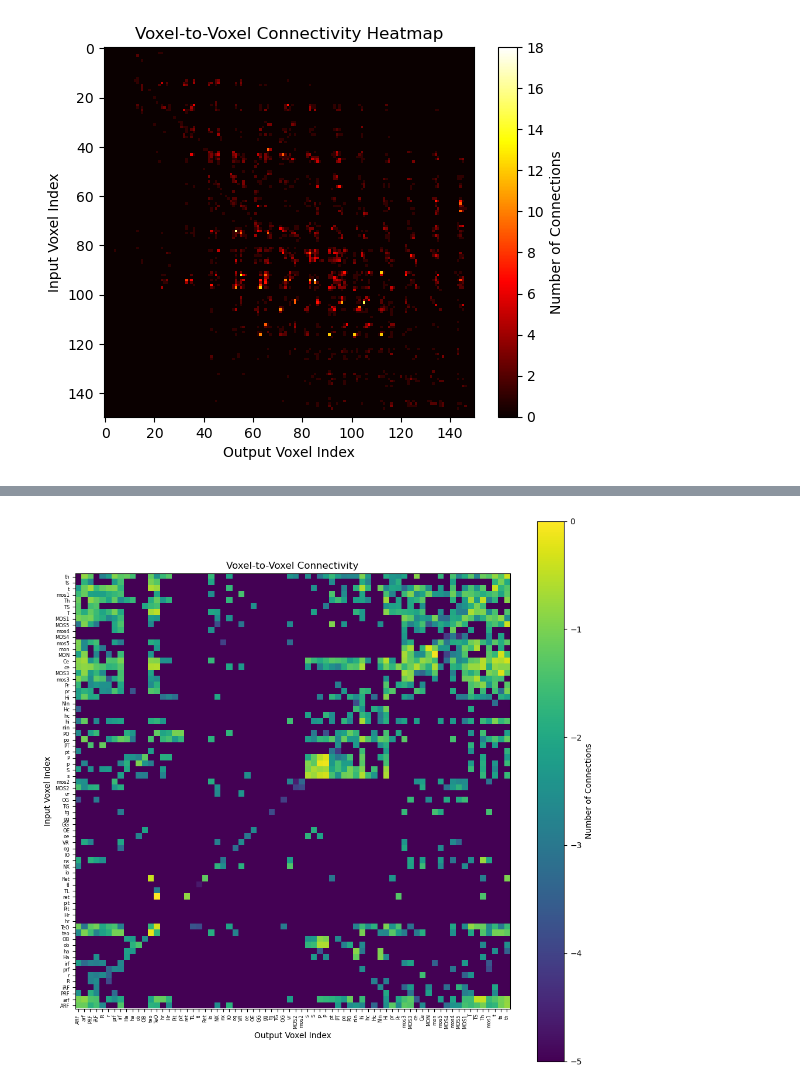
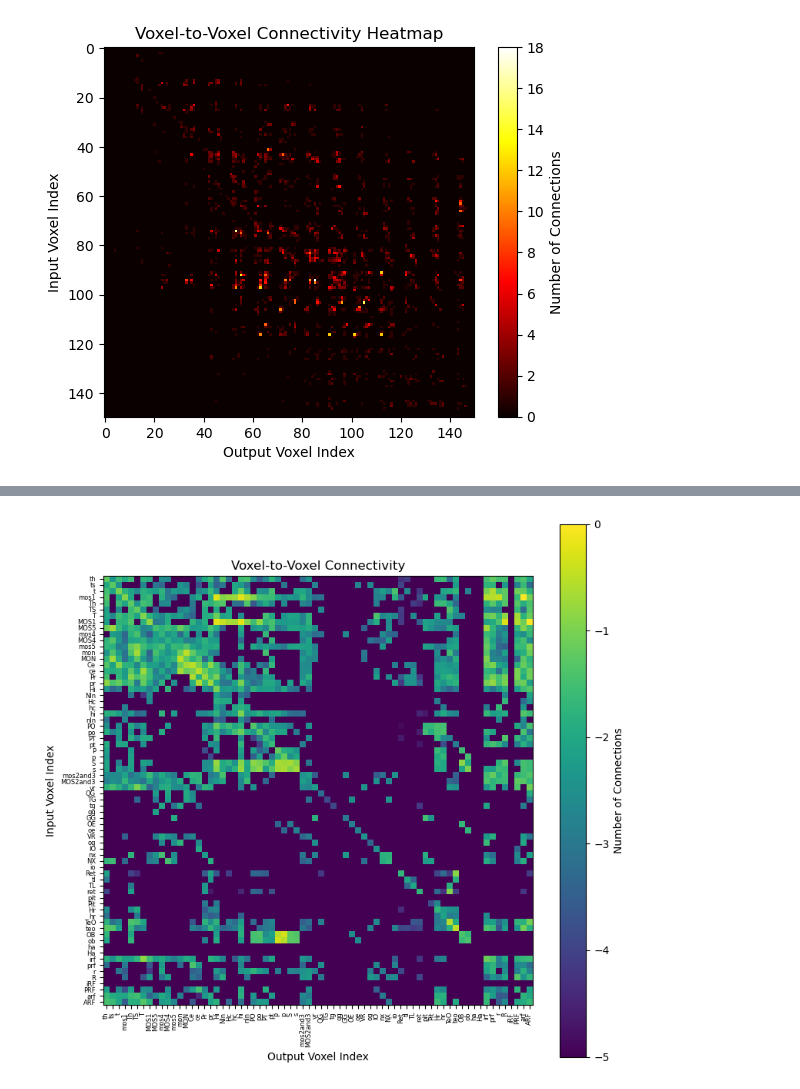
Before and after one commit to alinvdu/neuromorphic-connectome-approach, a Jupyter notebook: src/connectome/zebra_fish.ipynb, the cells around one changed output, grey strips where cells are left out. Drawn from its saved outputs; the diff is of its cells as text; code cells hidden in the pictures.

```diff
--- a/src/connectome/zebra_fish.ipynb
+++ b/src/connectome/zebra_fish.ipynb
@@ -893,7 +1009,8 @@ brain_regions = [BrainRegion(i, **item) for i, item in enumerate(data_dict)]
 # %%
 
 
-# Iterate Brain Region and create a scatter plots in the form of spheres
+# Iterate Brain Region and create an accurate representation of Zebra fish morphology
+# layed on top of a wireframe of the brain projected in 3D
 fig = plt.figure(figsize=(10, 10))
 ax = fig.add_subplot(111, projection='3d')
 ax.imshow(bg_image, extent=[left, right, bottom, top])
@@ -915,8 +1032,8 @@ colors_by_abbr = {}
 img = bg_image
 
 # Set the grid for the image
-x = np.linspace(0, 580, img.shape[1])
-y = np.linspace(80, 1000, img.shape[0])
+x = np.linspace(12, 558, img.shape[1])
+y = np.linspace(30, 1024, img.shape[0])
 x, y = np.meshgrid(x, y)
 z = np.zeros_like(x)  # Z should be a 2D array with the same shape as X and Y
 
@@ -926,10 +1043,9 @@ all_scales = [x.flatten(), y.flatten(), z.flatten()]
 ax.plot_surface(x, y, z, facecolors=img, rstride=1, cstride=1, antialiased=False)
 
 # Function to plot a 3D mesh
-def plot_stl(filename, abbr, opacity, region_color):
+def plot_stl(idx, mesh, abbr, opacity, region_color):
     # Load STL file
-    your_mesh = mesh.Mesh.from_file(filename)
-    all_scales.extend([your_mesh.x.flatten(), your_mesh.y.flatten(), your_mesh.z.flatten()])
+    all_scales.extend([mesh.x.flatten(), mesh.y.flatten(), mesh.z.flatten()])
 
     if region_color:
       color = region_color
@@ -943,14 +1059,14 @@ def plot_stl(filename, abbr, opacity, region_color):
     if opacity is not None:
       currentOpacity = opacity
     else:
-      currentOpacity = 0.05
+      currentOpacity = 0.25
 
-    mesh_collection = Poly3DCollection(your_mesh.vectors, alpha=currentOpacity, color=color)
+    mesh_collection = Poly3DCollection(mesh.vectors, alpha=currentOpacity, color=color, linewidths=0)
     ax.add_collection3d(mesh_collection)
 
-for region in brain_regions:
+for i, region in enumerate(brain_regions):
   if region.mesh:
-    plot_stl(region.mesh, region.abbr.lower(), region.opacity, region.color)
+    plot_stl(i, region.mesh, region.abbr.lower(), region.opacity, region.color)
 
 scale = np.concatenate(all_scales)
 ax.auto_scale_xyz(scale, scale, scale)
@@ -1069,10 +1219,11 @@ print(path_lengths)
 # %%
 # Compute morphology, terminals, terminals length for all neurons
 class ExtendedNeuron:
-    def __init__(self, morphology, terminals, terminals_length):
+    def __init__(self, morphology, terminals, terminals_length, soma_center):
         self.morphology = morphology
         self.terminals = terminals
         self.terminals_length = terminals_length
+        self.soma_center = soma_center
 
 # Load and process morphologies
 augmented_neurons = []
@@ -1088,7 +1239,7 @@ for i, path in enumerate(neuron_paths):
         if len(terminals) != len(path_lengths):
           print('There is mismatch in terminals and terminals length')
 
-        augmented_neurons.append(ExtendedNeuron(morphology, terminals, path_lengths))  # Create ExtendedNeuron
+        augmented_neurons.append(ExtendedNeuron(morphology, terminals, path_lengths, morphology.soma.center))  # Create ExtendedNeuron
     except Exception as e:
         print(f"Failed to process neuron {path}: {e}")
 
@@ -1198,42 +1439,49 @@ for i in range(len(brain_regions)):
 # %%
 # Plot the connectivity matrix and regions abbr
 from matplotlib.colors import LogNorm
-fig, ax = plt.subplots(figsize=(12, 12))
+fig, ax = plt.subplots(figsize=(9, 9))
 
-# data processing
+# processing for accurate connectivity matrix
 connectivityMatrix[connectivityMatrix <= 0] = np.min(connectivityMatrix[connectivityMatrix > 0])
 log_connectivityMatrix = np.log10(connectivityMatrix)
+
+# processing for less accurate based on volume spheres
+# connectivityMatrixLessAccurate[connectivityMatrixLessAccurate <= 0] = np.min(connectivityMatrixLessAccurate[connectivityMatrixLessAccurate > 0])
+# log_connectivityMatrix = np.log10(connectivityMatrixLessAccurate)
 
 min_log_val = np.min(log_connectivityMatrix)
 max_log_val = np.max(log_connectivityMatrix)
 scaled_log_connectivityMatrix = -5 + (log_connectivityMatrix - min_log_val) / (max_log_val - min_log_val) * 5
 
-connectivityMatrix_in = np.flip(scaled_log_connectivityMatrix, axis=1)
+# for i in range(len(scaled_log_connectivityMatrix)):
+#   for j in range(len(scaled_log_connectivityMatrix)):
+#     if i == j:
+#       scaled_log_connectivityMatrix[i][j] = -5
 
 # Create the heatmap
-cax = ax.imshow(connectivityMatrix_in, interpolation='nearest')
+cax = ax.imshow(scaled_log_connectivityMatrix, interpolation='nearest')
 
 
 # Add a color bar
 cbar = fig.colorbar(cax)
 cbar.set_label('Number of Connections')
 
 # Add labels and title (optional)
 ax.set_xlabel('Output Voxel Index')
 ax.set_ylabel('Input Voxel Index')
 ax.set_title('Voxel-to-Voxel Connectivity')
 
 # get brain_region_abbreviations
 brain_region_abbreviations = []
 for region in brain_regions:
   brain_region_abbreviations.append(region.abbr)
 
 ax.set_xticks(np.arange(len(brain_region_abbreviations)))
 ax.set_yticks(np.arange(len(brain_region_abbreviations)))
-ax.set_xticklabels(brain_region_abbreviations[::-1], rotation=90, fontsize=6)  # Rotate x labels for better readability
+ax.set_xticklabels(brain_region_abbreviations, rotation=90, fontsize=6)  # Rotate x labels for better readability
 ax.set_yticklabels(brain_region_abbreviations, fontsize=6)
 
 # Show the plot
 plt.show()
 # %% [output]
-[figure, old version]
+[figure, new version]
```
Also changed, not shown: parts of 30 cells of this notebook, 38 other files.
